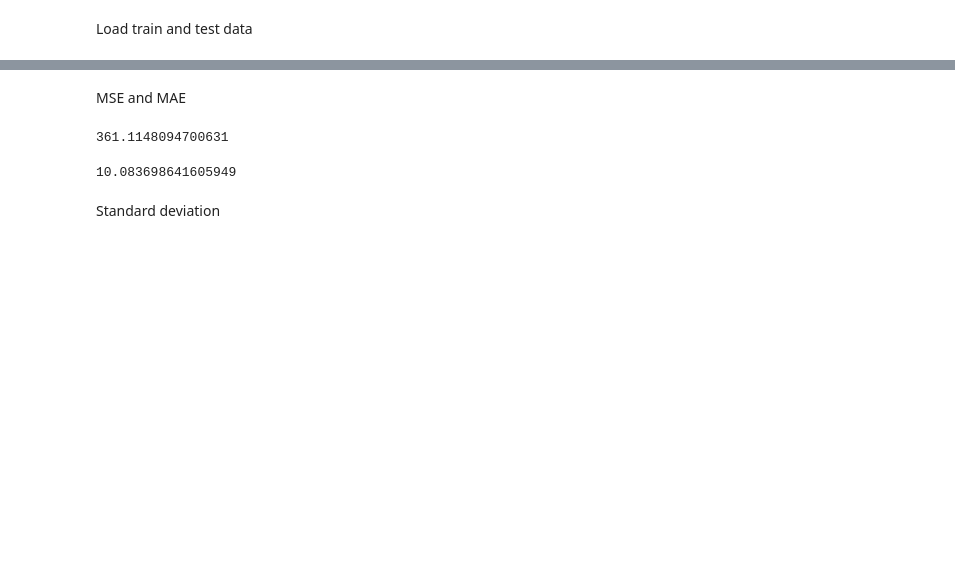
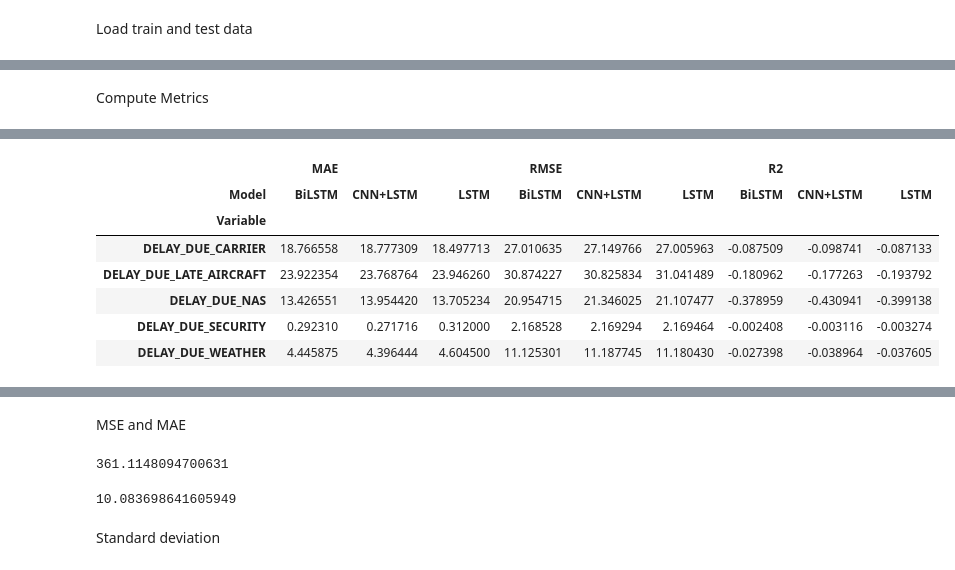
Before and after one commit to SP25-DS440-Group1/Project, a Jupyter notebook: evaluate_time_series.ipynb, the cells around one changed output, grey strips where cells are left out. Drawn from its saved outputs; the diff is of its cells as text; code cells hidden in the pictures; blank space fills up the shorter version.

```diff
--- a/evaluate_time_series.ipynb
+++ b/evaluate_time_series.ipynb
@@ -28,0 +241,36 @@ Y_pred = pd.DataFrame(Y_pred, columns=Y_test.columns)
+# %% [markdown]
+Compute Metrics
+# %%
+records = []
+for name, df_pred in preds.items():
+    # raw numpy arrays
+    y_true_full = Y_test.values           # shape (n_true, n_vars)
+    y_pred_full = df_pred.values          # shape (n_pred, n_vars)
+
+    # find common length
+    n_true = y_true_full.shape[0]
+    n_pred = y_pred_full.shape[0]
+    n = min(n_true, n_pred)
+    if n_true != n_pred:
+        print(f"Warning: {name} true/pred length {n_true}/{n_pred}, truncating to {n}")
+
+    # truncate
+    y_true = y_true_full[:n]
+    y_pred = y_pred_full[:n]
+
+    # compute per‐variable metrics
+    for j, var in enumerate(Y_test.columns):
+        records.append({
+            "Model":    name,
+            "Variable": var,
+            "MAE":      mean_absolute_error(y_true[:, j], y_pred[:, j]),
+            "RMSE":     np.sqrt(mean_squared_error(y_true[:, j], y_pred[:, j])),
+            "R2":       r2_score(y_true[:, j], y_pred[:, j]),
+        })
+
+metrics_df = pd.DataFrame(records)
+display(
+    metrics_df
+      .pivot(index="Variable", columns="Model", values=["MAE","RMSE","R2"])
+)
+# %% [output]
@@ -28,0 +280,8 @@ Y_pred = pd.DataFrame(Y_pred, columns=Y_test.columns)
+|  | MAE |  |  | RMSE |  |  | R2 |  |  |
+| Model | BiLSTM | CNN+LSTM | LSTM | BiLSTM | CNN+LSTM | LSTM | BiLSTM | CNN+LSTM | LSTM |
+| Variable |  |  |  |  |  |  |  |  |  |
+| DELAY_DUE_CARRIER | 18.766558 | 18.777309 | 18.497713 | 27.010635 | 27.149766 | 27.005963 | -0.087509 | -0.098741 | -0.087133 |
+| DELAY_DUE_LATE_AIRCRAFT | 23.922354 | 23.768764 | 23.946260 | 30.874227 | 30.825834 | 31.041489 | -0.180962 | -0.177263 | -0.193792 |
+| DELAY_DUE_NAS | 13.426551 | 13.954420 | 13.705234 | 20.954715 | 21.346025 | 21.107477 | -0.378959 | -0.430941 | -0.399138 |
+| DELAY_DUE_SECURITY | 0.292310 | 0.271716 | 0.312000 | 2.168528 | 2.169294 | 2.169464 | -0.002408 | -0.003116 | -0.003274 |
+| DELAY_DUE_WEATHER | 4.445875 | 4.396444 | 4.604500 | 11.125301 | 11.187745 | 11.180430 | -0.027398 | -0.038964 | -0.037605 |
```
Also changed, not shown: parts of 23 cells of this notebook, 43 other files.
